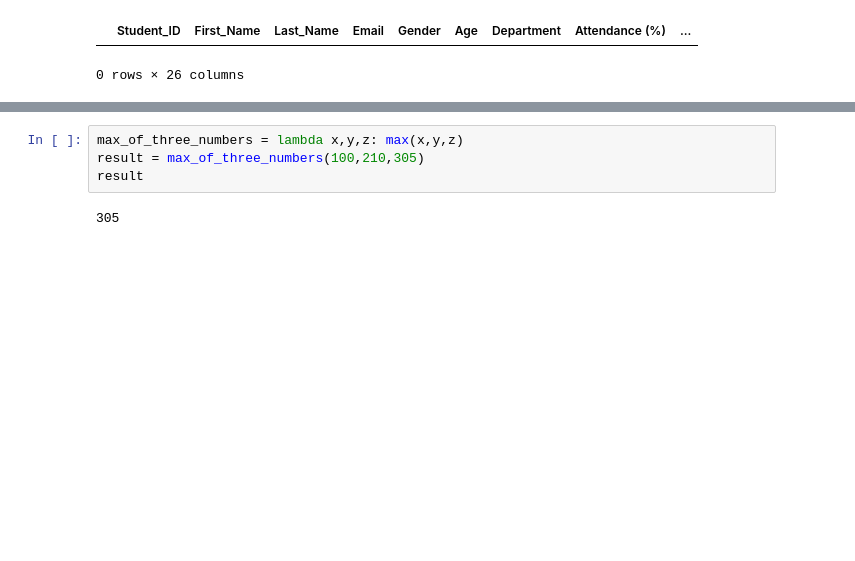
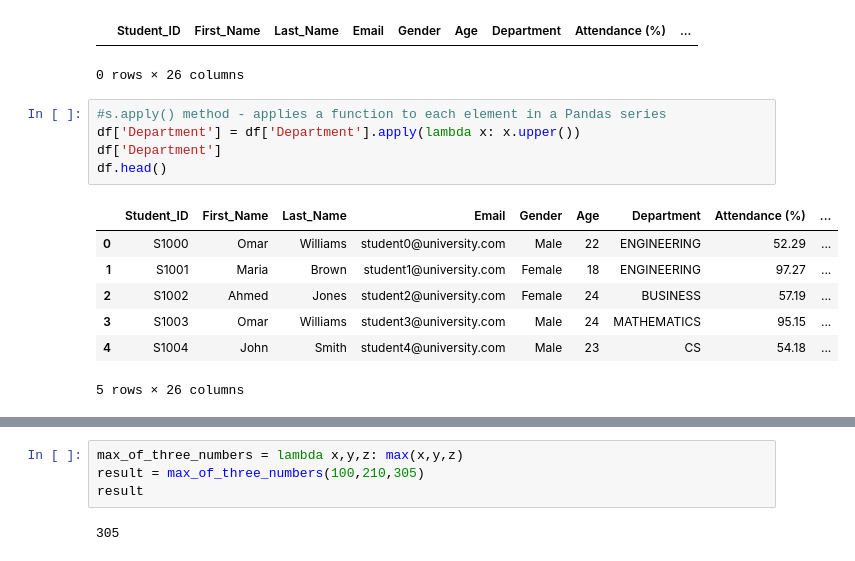
Before and after one commit to Shemnderitu/Pandasbasics, a Jupyter notebook: Pandas2.ipynb, the cells around one changed output, grey strips where cells are left out. Drawn from its saved outputs; the diff is of its cells as text; blank space fills up the shorter version.

Commit message:
Use of Lambda functions in Pandas

```diff
--- a/Pandas2.ipynb
+++ b/Pandas2.ipynb
@@ -300,3 +300,16 @@ above_ninety
 # %% [output]
 |  | Student_ID | First_Name | Last_Name | Email | Gender | Age | Department | Attendance (%) | ... |
 0 rows × 26 columns
+# %%
+#s.apply() method - applies a function to each element in a Pandas series
+df['Department'] = df['Department'].apply(lambda x: x.upper())
+df['Department']
+df.head()
+# %% [output]
+|  | Student_ID | First_Name | Last_Name | Email | Gender | Age | Department | Attendance (%) | ... |
+| 0 | S1000 | Omar | Williams | student0@university.com | Male | 22 | ENGINEERING | 52.29 | ... |
+| 1 | S1001 | Maria | Brown | student1@university.com | Female | 18 | ENGINEERING | 97.27 | ... |
+| 2 | S1002 | Ahmed | Jones | student2@university.com | Female | 24 | BUSINESS | 57.19 | ... |
+| 3 | S1003 | Omar | Williams | student3@university.com | Male | 24 | MATHEMATICS | 95.15 | ... |
+| 4 | S1004 | John | Smith | student4@university.com | Male | 23 | CS | 54.18 | ... |
+5 rows × 26 columns
```
Also changed, not shown: parts of 7 cells of this notebook.
